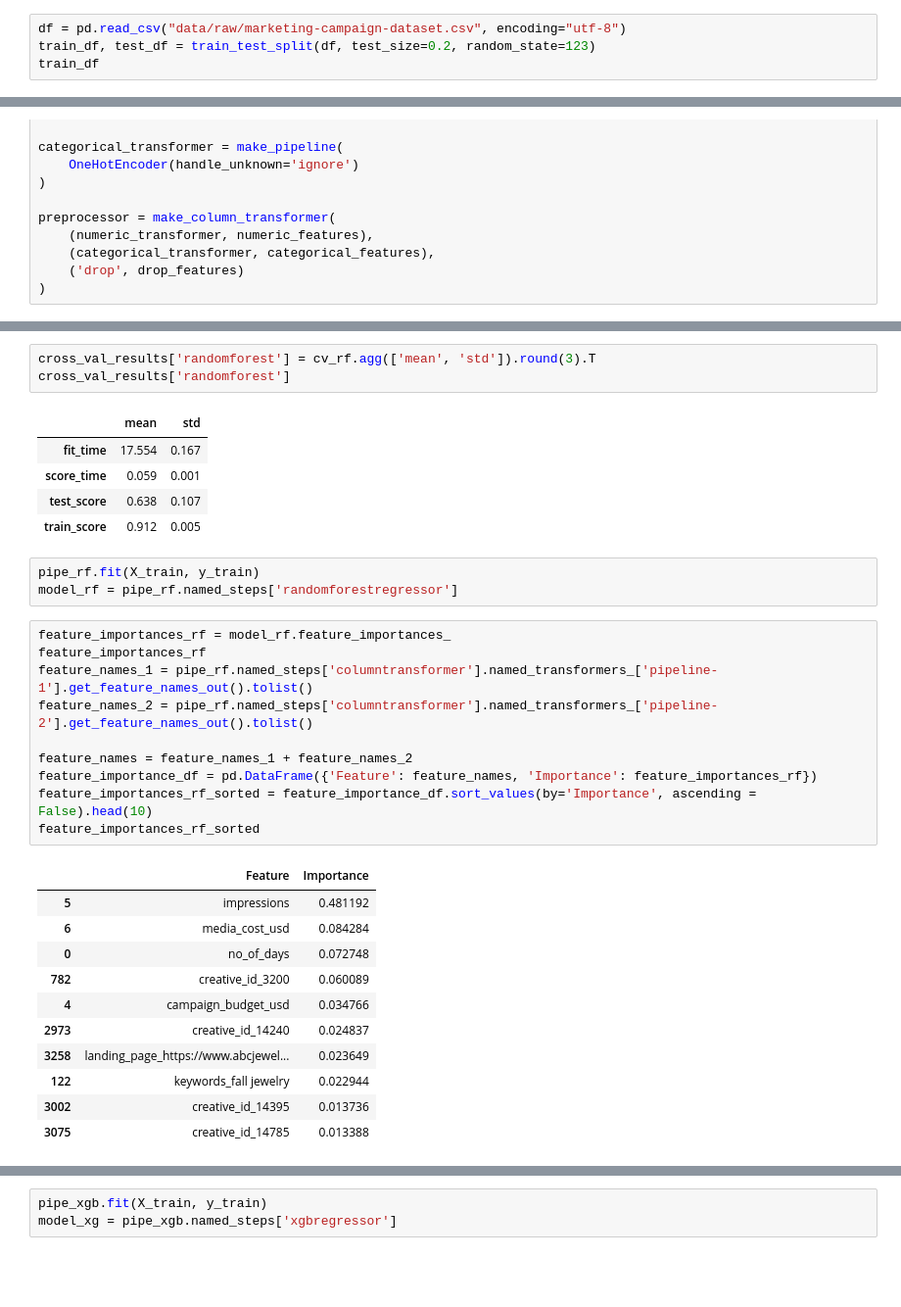
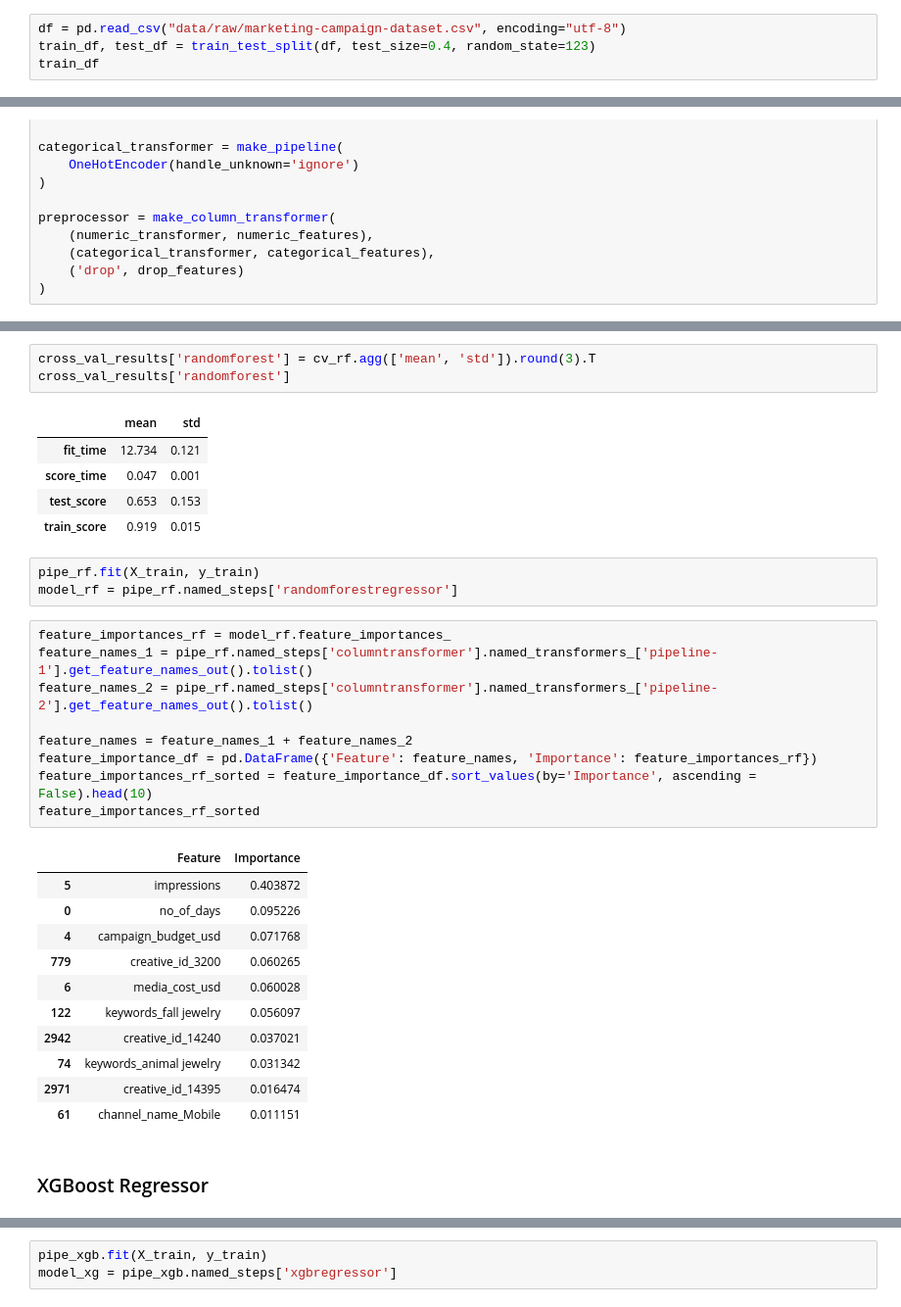
Before and after one commit to atabak-alishiri/marketing-campaign-predictor, a Jupyter notebook: analysis.ipynb, the cells around one changed output, grey strips where cells are left out. Shown: that part at 98% size. Drawn from its saved outputs; the diff is of its cells as text; blank space fills up the shorter version.

```diff
--- a/analysis.ipynb
+++ b/analysis.ipynb
@@ -44,6 +56,6 @@ from lightgbm import LGBMRegressor
 # %%
 df = pd.read_csv("data/raw/marketing-campaign-dataset.csv", encoding="utf-8")
-train_df, test_df = train_test_split(df, test_size=0.2, random_state=123)
+train_df, test_df = train_test_split(df, test_size=0.4, random_state=123)
 train_df
 # %% [output]
 |  | campaign_item_id | no_of_days | time | ext_service_id | ext_service_name | creative_id | creative_width | ... |
@@ -393,33 +397,34 @@ cross_val_results['randomforest'] = cv_rf.agg(['mean', 'std']).round(3).T
 cross_val_results['randomforest']
 # %% [output]
 |  | mean | std |
-| fit_time | 17.554 | 0.167 |
-| score_time | 0.059 | 0.001 |
-| test_score | 0.638 | 0.107 |
-| train_score | 0.912 | 0.005 |
+| fit_time | 12.734 | 0.121 |
+| score_time | 0.047 | 0.001 |
+| test_score | 0.653 | 0.153 |
+| train_score | 0.919 | 0.015 |
 # %%
 pipe_rf.fit(X_train, y_train)
 model_rf = pipe_rf.named_steps['randomforestregressor']
 # %%
 feature_importances_rf = model_rf.feature_importances_
-feature_importances_rf
 feature_names_1 = pipe_rf.named_steps['columntransformer'].named_transformers_['pipeline-1'].get_feature_names_out().tolist()
 feature_names_2 = pipe_rf.named_steps['columntransformer'].named_transformers_['pipeline-2'].get_feature_names_out().tolist()
 
 feature_names = feature_names_1 + feature_names_2
 feature_importance_df = pd.DataFrame({'Feature': feature_names, 'Importance': feature_importances_rf})
 feature_importances_rf_sorted = feature_importance_df.sort_values(by='Importance', ascending = False).head(10)
 feature_importances_rf_sorted
 # %% [output]
 |  | Feature | Importance |
-| 5 | impressions | 0.481192 |
-| 6 | media_cost_usd | 0.084284 |
-| 0 | no_of_days | 0.072748 |
-| 782 | creative_id_3200 | 0.060089 |
-| 4 | campaign_budget_usd | 0.034766 |
-| 2973 | creative_id_14240 | 0.024837 |
-| 3258 | landing_page_https://www.abcjewel... | 0.023649 |
-| 122 | keywords_fall jewelry | 0.022944 |
-| 3002 | creative_id_14395 | 0.013736 |
-| 3075 | creative_id_14785 | 0.013388 |
+| 5 | impressions | 0.403872 |
+| 0 | no_of_days | 0.095226 |
+| 4 | campaign_budget_usd | 0.071768 |
+| 779 | creative_id_3200 | 0.060265 |
+| 6 | media_cost_usd | 0.060028 |
+| 122 | keywords_fall jewelry | 0.056097 |
+| 2942 | creative_id_14240 | 0.037021 |
+| 74 | keywords_animal jewelry | 0.031342 |
+| 2971 | creative_id_14395 | 0.016474 |
+| 61 | channel_name_Mobile | 0.011151 |
+# %% [markdown]
+### XGBoost Regressor
 # %%
```
Also changed, not shown: parts of 79 cells of this notebook.
